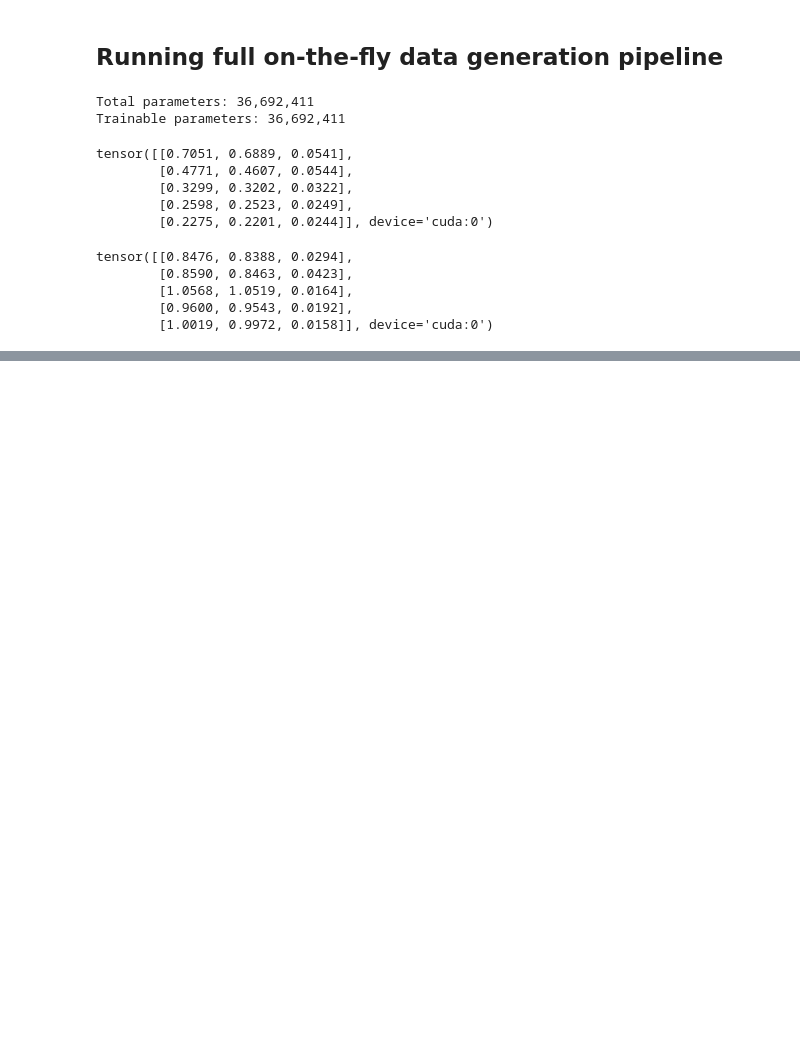
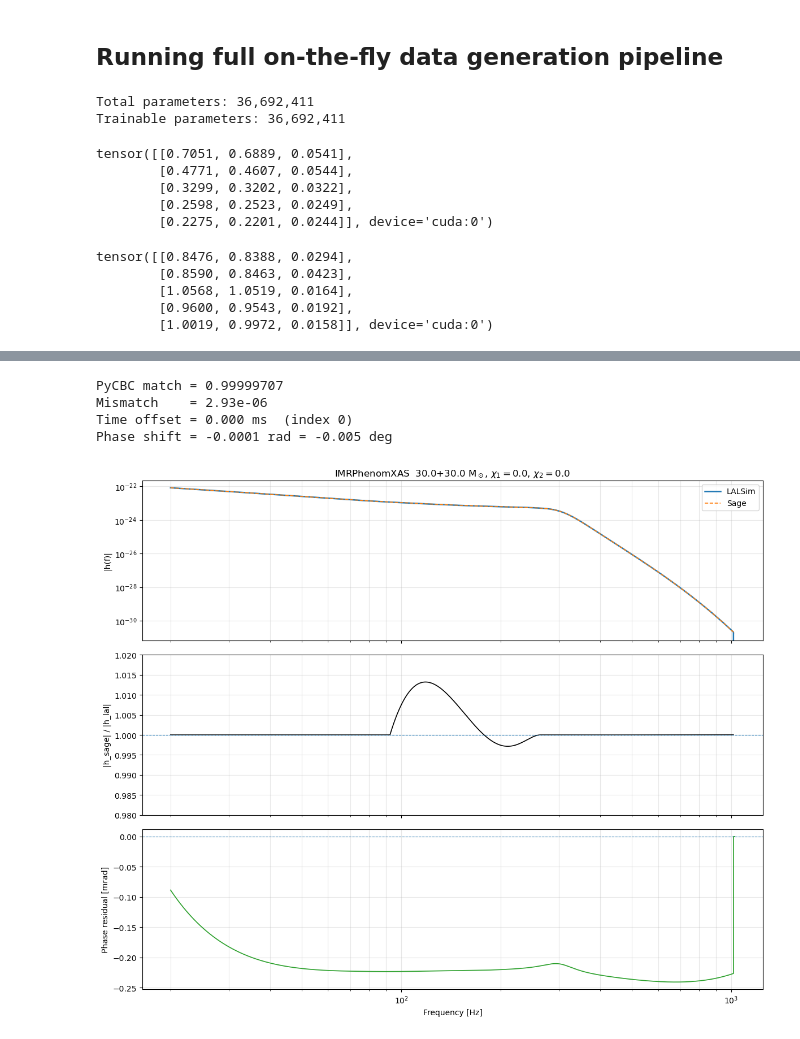
Before and after one commit to nnarenraju/sage, a Jupyter notebook: repro/start_here.ipynb, the cells around one changed output, grey strips where cells are left out. Drawn from its saved outputs; the diff is of its cells as text; code cells hidden in the pictures; blank space fills up the shorter version.

```diff
--- a/repro/start_here.ipynb
+++ b/repro/start_here.ipynb
@@ -1231,0 +1378,64 @@ tensor([[0.8476, 0.8388, 0.0294],
+# %%
+# ── waveform comparison plot (30+30 Msun, non-spinning) ──────────────────────
+M1, M2, C1, C2 = 30.0, 30.0, 0.0, 0.0
+
+hp_s = sage_waveform(M1, M2, C1, C2)
+hp_l = lal_waveform(M1, M2, C1, C2)
+
+# Best-match time and phase shift
+match_val, t_idx, dphi = pycbc_match(
+    hp_s, hp_l, low_frequency_cutoff=F_REF_HZ, return_phase=True
+)
+print(f"PyCBC match = {float(match_val):.8f}")
+print(f"Mismatch    = {1 - float(match_val):.2e}")
+print(f"Time offset = {t_idx * delta_f * 1e3:.3f} ms  (index {t_idx})")
+print(f"Phase shift = {float(dphi):.4f} rad = {np.degrees(float(dphi)):.3f} deg")
+
+# Apply the best-match alignment to the Sage array
+s_arr = np.array(hp_s)
+l_arr = np.array(hp_l)
+
+# Roll and phase-rotate Sage to align with LALSim
+s_aligned = np.roll(s_arr, -t_idx) * np.exp(-1j * float(dphi))
+
+# Frequency mask for plotting (above f_lower)
+fmask = f_grid >= F_REF_HZ
+
+fig, axes = plt.subplots(3, 1, figsize=(12, 10), sharex=True)
+
+# ── panel 1: amplitude spectral density ──────────────────────────────────────
+ax = axes[0]
+ax.loglog(f_grid[fmask], np.abs(l_arr[fmask]),  'C0',  lw=1.8, label='LALSim')
+ax.loglog(f_grid[fmask], np.abs(s_arr[fmask]),  'C1--', lw=1.2, label='Sage')
+ax.set_ylabel('|h(f)|')
+ax.legend()
+ax.set_title(f'IMRPhenomXAS  {M1}+{M2} M$_\\odot$, $\\chi_1={C1}$, $\\chi_2={C2}$')
+ax.grid(True, which='both', alpha=0.3)
+
+# ── panel 2: amplitude ratio (no alignment needed) ───────────────────────────
+ax = axes[1]
+valid = (np.abs(l_arr[fmask]) > 0)
+ratio = np.abs(s_arr[fmask]) / np.abs(l_arr[fmask])
+ax.semilogx(f_grid[fmask], ratio, 'k', lw=1.2)
+ax.axhline(1.0, color='C0', ls='--', lw=0.8)
+ax.set_ylabel('|h_sage| / |h_lal|')
+ax.set_ylim(0.98, 1.02)
+ax.grid(True, which='both', alpha=0.3)
+
+# ── panel 3: residual phase after alignment ───────────────────────────────────
+ax = axes[2]
+phase_diff = np.angle(l_arr[fmask] / s_aligned[fmask])
+ax.semilogx(f_grid[fmask], phase_diff * 1e3, 'C2', lw=1.2)
+ax.axhline(0, color='C0', ls='--', lw=0.8)
+ax.set_ylabel('Phase residual [mrad]')
+ax.set_xlabel('Frequency [Hz]')
+ax.grid(True, which='both', alpha=0.3)
+
+plt.tight_layout()
+plt.show()
+# %% [output]
+PyCBC match = 0.99999707
+Mismatch    = 2.93e-06
+Time offset = 0.000 ms  (index 0)
+Phase shift = -0.0001 rad = -0.005 deg
+[figure, added]
```
Also changed, not shown: parts of 5 cells of this notebook.
